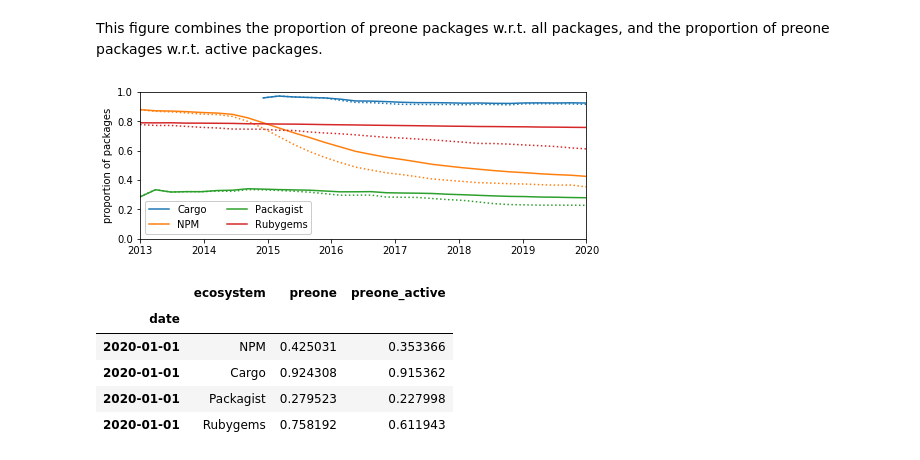
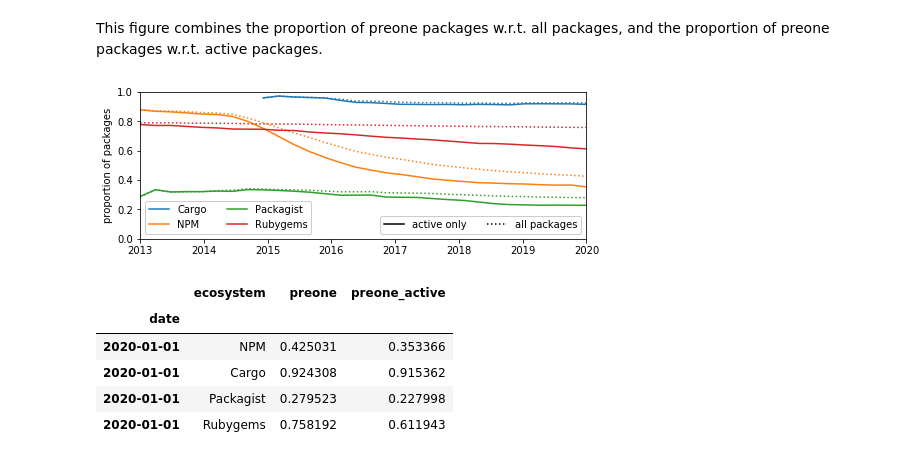
Before and after one commit to AlexandreDecan/secos-zero, a Jupyter notebook: notebooks/Magic zero.ipynb, the cells around one changed output. Drawn from its saved outputs; the diff is of its cells as text; code cells hidden in the pictures.

```diff
--- a/notebooks/Magic zero.ipynb
+++ b/notebooks/Magic zero.ipynb
@@ -738,33 +675,43 @@ This figure combines the proportion of preone packages w.r.t. all packages, and
 # %%
 fig, ax = matplotlib.pyplot.subplots()
 
 for ecosystem in ECOSYSTEMS:
     (
         data[ecosystem]
-        .assign(**{ecosystem: lambda d: d['pre'] / d['packages']})
+        .assign(**{ecosystem: lambda d: d['a_pre'] / d['active']})
         [[ecosystem]]
-        .plot(ax=ax, color=COLORS[ecosystem])
+        .plot(ax=ax, color=COLORS[ecosystem], style='-')
     )
 
     (
         data[ecosystem]
-        .assign(**{'_': lambda d: d['a_pre'] / d['active']})
+        .assign(**{'_': lambda d: d['pre'] / d['packages']})
         [['_']]
         .plot(ax=ax, color=COLORS[ecosystem], style=':', legend=None)
     )
 
 ax.set(
     xlabel='',
     xlim=DATE_RANGE,
     ylabel='proportion of packages',
     ylim=(0, 1),
 )
-ax.legend(loc='lower left', ncol=2)
+
+legend = ax.legend(loc='lower left', ncol=2)
+
+ax.legend(
+    [matplotlib.lines.Line2D([0], [0], color='k'), matplotlib.lines.Line2D([0], [0], color='k', linestyle='dotted')],
+    ['active only', 'all packages'],
+    loc='lower right',
+    ncol=2,
+)
+ax.add_artist(legend)
+
 fig.autofmt_xdate(bottom=0.2, rotation=0, ha='center')
 
 savefig(fig, 'prevalence_packages_combined')
 # %% [output]
-[figure, old version]
+[figure, new version]
 # %%
 _ = pandas.concat([
     data[ecosystem]
```
Also changed, not shown: parts of 65 cells of this notebook.
